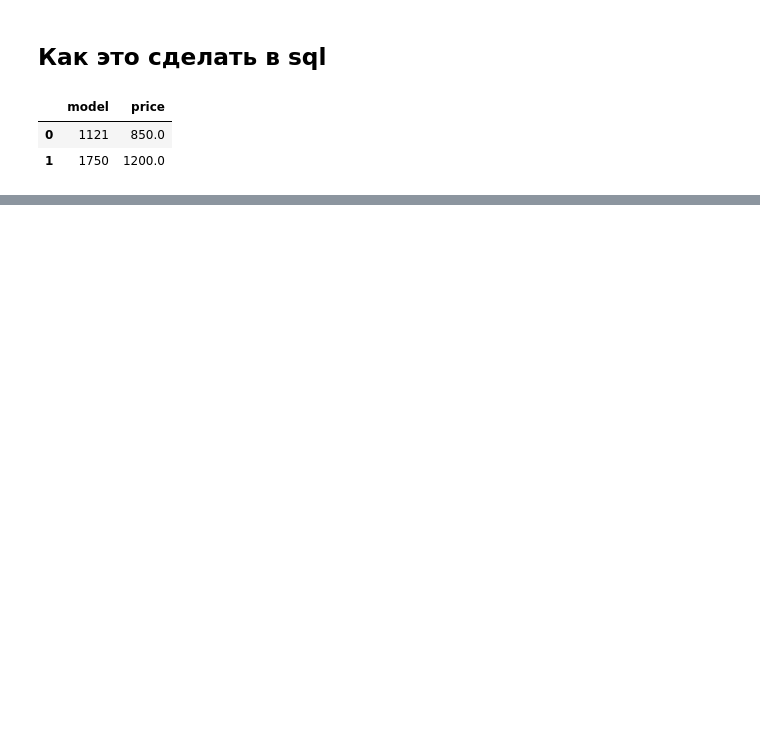
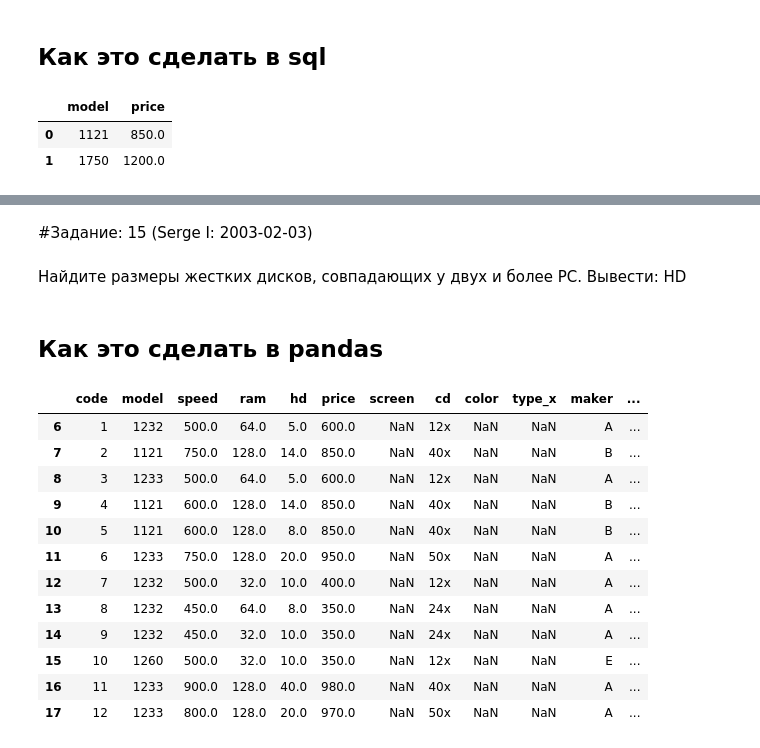
Before and after one commit to AleksTurov/Data-Science, a Jupyter notebook: sql-ex/sqlex_postgres_in_colab.ipynb, the cells around one changed output, grey strips where cells are left out. Cells and saved outputs as stored; diff of their text form; code cells hidden in the pictures; blank space fills up the shorter version.

```diff
--- a/sql-ex/sqlex_postgres_in_colab.ipynb
+++ b/sql-ex/sqlex_postgres_in_colab.ipynb
@@ -472,0 +482,4 @@ select(sql)
+# %%
+frames = [df, df1, df2]
+
+result = pd.concat(frames).drop(['code','speed', 'ram', 'hd', 'screen', 'cd', 'color', 'type'], axis=1)
@@ -472,0 +495,8 @@ select(sql)
+# %%
+
+sql = '''select * from Product t'''
+df3 = select(sql)
+# %%
+data = result.set_index('model').join(df3.set_index('model')).drop_duplicates()
+data = data.query("maker == 'B'").drop(['type', 'maker'], axis=1)
+data
@@ -494,0 +538,6 @@ select(sql)
+# %%
+frames = [df, df1, df2]
+
+result = pd.concat(frames)
+result = pd.merge(result, df3, how="left", on=["model"])
+result.head()#полная таблица
@@ -494,0 +792,23 @@ select(sql)
+# %% [markdown]
+#Задание: 15 (Serge I: 2003-02-03)
+# %% [markdown]
+Найдите размеры жестких дисков, совпадающих у двух и более PC. Вывести: HD
+# %% [markdown]
+## Как это сделать в pandas
+# %%
+res_15 = result.query("type_y == 'PC'")
+res_15
+# %% [output]
+|  | code | model | speed | ram | hd | price | screen | cd | color | type_x | maker | ... |
+| 6 | 1 | 1232 | 500.0 | 64.0 | 5.0 | 600.0 | NaN | 12x | NaN | NaN | A | ... |
+| 7 | 2 | 1121 | 750.0 | 128.0 | 14.0 | 850.0 | NaN | 40x | NaN | NaN | B | ... |
+| 8 | 3 | 1233 | 500.0 | 64.0 | 5.0 | 600.0 | NaN | 12x | NaN | NaN | A | ... |
+| 9 | 4 | 1121 | 600.0 | 128.0 | 14.0 | 850.0 | NaN | 40x | NaN | NaN | B | ... |
+| 10 | 5 | 1121 | 600.0 | 128.0 | 8.0 | 850.0 | NaN | 40x | NaN | NaN | B | ... |
+| 11 | 6 | 1233 | 750.0 | 128.0 | 20.0 | 950.0 | NaN | 50x | NaN | NaN | A | ... |
+| 12 | 7 | 1232 | 500.0 | 32.0 | 10.0 | 400.0 | NaN | 12x | NaN | NaN | A | ... |
+| 13 | 8 | 1232 | 450.0 | 64.0 | 8.0 | 350.0 | NaN | 24x | NaN | NaN | A | ... |
+| 14 | 9 | 1232 | 450.0 | 32.0 | 10.0 | 350.0 | NaN | 24x | NaN | NaN | A | ... |
+| 15 | 10 | 1260 | 500.0 | 32.0 | 10.0 | 350.0 | NaN | 12x | NaN | NaN | E | ... |
+| 16 | 11 | 1233 | 900.0 | 128.0 | 40.0 | 980.0 | NaN | 40x | NaN | NaN | A | ... |
+| 17 | 12 | 1233 | 800.0 | 128.0 | 20.0 | 970.0 | NaN | 50x | NaN | NaN | A | ... |
```
Also changed, not shown: parts of 76 cells of this notebook.
